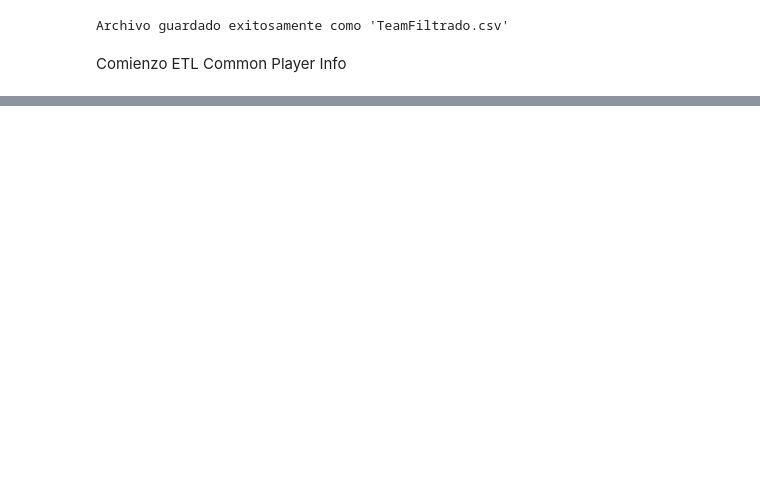
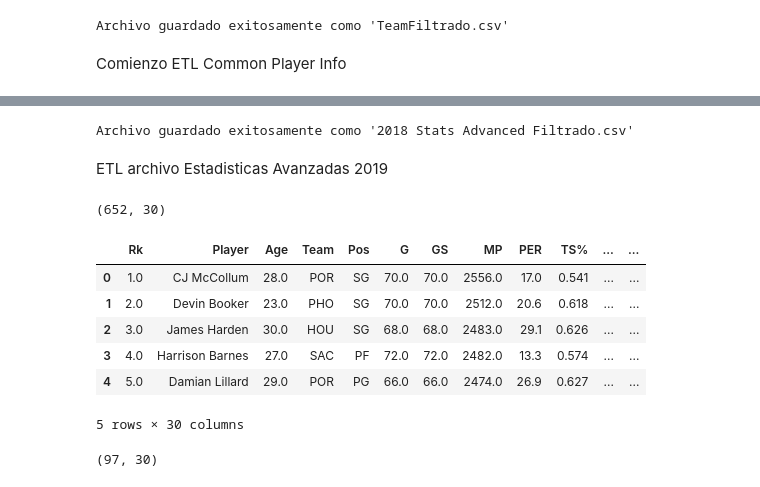
Before and after one commit to Gabriel-Sanmartino/Moneyball-NBA-Valor-y-Eficiencia, a Jupyter notebook: ETL.ipynb, the cells around one changed output, grey strips where cells are left out. Saved outputs shown, nothing was run; the diff lists cells and outputs as text; code cells hidden in the pictures; blank space fills up the shorter version.

```diff
--- a/ETL.ipynb
+++ b/ETL.ipynb
@@ -95,0 +895,39 @@ Archivo guardado exitosamente como 'CommonPlayerFiltrado.csv'
+# %%
+# Guardar los datos filtrados en un archivo con el nombre other_stats.csv a fin de poder utilizarlo luego
+
+df_Stats_adv_filt_2018.to_csv('2018 Stats Advanced Filtrado.csv', index=False)
+
+# Confirmación
+print("Archivo guardado exitosamente como '2018 Stats Advanced Filtrado.csv'")
+# %% [output]
+Archivo guardado exitosamente como '2018 Stats Advanced Filtrado.csv'
+# %% [markdown]
+ETL archivo Estadisticas Avanzadas 2019
+# %%
+#Leer el archivo de trabajo:
+df_Stats_Adv_2019 = pd.read_csv('2019-20 NBA Player Stats Advanced.csv')
+# %%
+# Para comprobar que cantidad de registros y columnas tiene el dataset cargado:
+
+df_Stats_Adv_2019.shape
+# %% [output]
+(652, 30)
+# %%
+#Una vez cargado el dataset, y comprobado su tamaño, se procede a verificar el contenido con una vista truncada:
+df_Stats_Adv_2019.head()
+# %% [output]
+|  | Rk | Player | Age | Team | Pos | G | GS | MP | PER | TS% | ... | ... |
+| 0 | 1.0 | CJ McCollum | 28.0 | POR | SG | 70.0 | 70.0 | 2556.0 | 17.0 | 0.541 | ... | ... |
+| 1 | 2.0 | Devin Booker | 23.0 | PHO | SG | 70.0 | 70.0 | 2512.0 | 20.6 | 0.618 | ... | ... |
+| 2 | 3.0 | James Harden | 30.0 | HOU | SG | 68.0 | 68.0 | 2483.0 | 29.1 | 0.626 | ... | ... |
+| 3 | 4.0 | Harrison Barnes | 27.0 | SAC | PF | 72.0 | 72.0 | 2482.0 | 13.3 | 0.574 | ... | ... |
+| 4 | 5.0 | Damian Lillard | 29.0 | POR | PG | 66.0 | 66.0 | 2474.0 | 26.9 | 0.627 | ... | ... |
+5 rows × 30 columns
+# %%
+# Selecciona y filtrar los años/equipos que se trabajarán en el proyecto:
+
+lista_filtro_equipos_Stats = ['BOS', 'DEN', 'MIN', 'NYK', 'OKC']
+df_Stats_adv_filt_2019 = df_Stats_Adv_2019[df_Stats_Adv_2019['Team'].isin(lista_filtro_equipos_Stats)]
+df_Stats_adv_filt_2019.shape
+# %% [output]
+(97, 30)
```
Also changed, not shown: parts of 129 cells of this notebook.
